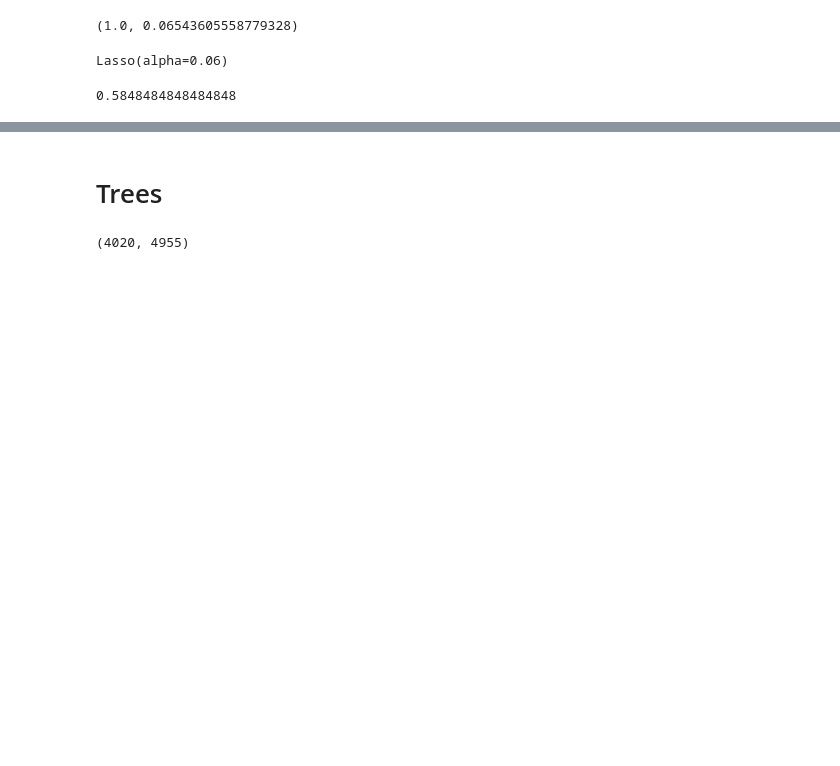
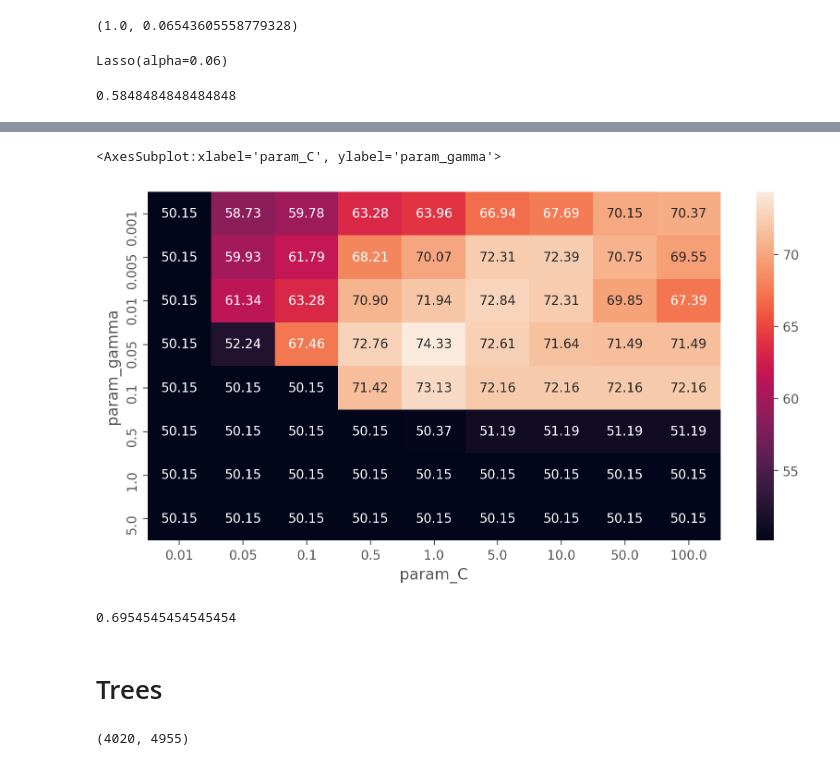
Before and after one commit to tryptofanik/feature_selection, a Jupyter notebook: feature_selection.ipynb, the cells around one changed output, grey strips where cells are left out. Saved outputs shown, nothing was run; the diff lists cells and outputs as text; code cells hidden in the pictures; blank space fills up the shorter version.

Commit message:
Add CV to SVM; better final prediction; improvements

```diff
--- a/feature_selection.ipynb
+++ b/feature_selection.ipynb
@@ -116,3 +122,18 @@ X_dig_train, X_dig_test, y_dig_train, y_dig_test = sklearn.model_selection.train
+# %%
+def select_best_svm(X, y):
+    svm = SVC(kernel='rbf')
+    params = {
+        'C': [0.01, 0.05, 0.1, 0.5, 1, 5, 10, 50, 100],
+        'gamma': [0.001, 0.005, 0.01, 0.05, 0.1, 0.5, 1, 5]
+    }
+    searcher = GridSearchCV(svm, params, scoring=['accuracy', 'f1'], refit='f1', cv=5, n_jobs=-1, verbose=1)
+    searcher.fit(X, y)
+    results = pd.pivot_table(
+        pd.DataFrame(searcher.cv_results_)\
+        .loc[:, ['param_C', 'param_gamma', 'mean_test_f1', 'mean_test_accuracy']],
+        columns='param_C', index='param_gamma', values='mean_test_accuracy'
+    ).round(4) * 100
+    return searcher, results
 # %% [markdown]
 <a id='ElasticNet'></a>
 # ElasticNet
@@ -150,3 +175,8 @@ pred[lasso.predict(X_art_test) < 0] = -1
 0.5848484848484848
 # %%
 art_lasso_selection = lasso.coef_ != 0
+# %%
+svm_lasso, svm_lasso_results = select_best_svm(
+    X_art_train[:, art_lasso_selection],
+    y_art_train
+)
@@ -153,3 +188,15 @@ art_lasso_selection = lasso.coef_ != 0
+# %%
+sns.heatmap(svm_lasso_results, annot=True, fmt='.2f')
+# %% [output]
+<AxesSubplot:xlabel='param_C', ylabel='param_gamma'>
+[figure, added]
+# %%
+svm = SVC(kernel='rbf', C=1, gamma=0.05)
+svm.fit(X_art_train[:, art_lasso_selection], y_art_train)
+pred = svm.predict(X_art_test[:, art_lasso_selection])
+(pred == y_art_test).mean()
+# %% [output]
+0.6954545454545454
 # %% [markdown]
 <a id='Trees'></a>
 # Trees
```
Also changed, not shown: parts of 56 cells of this notebook.
